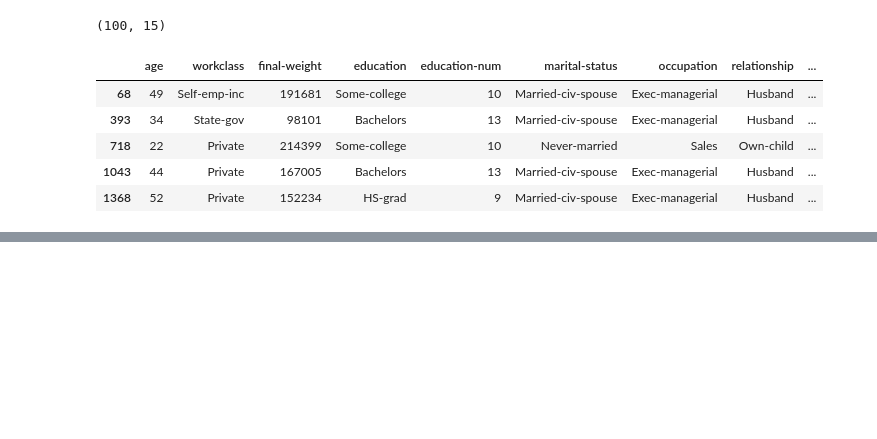
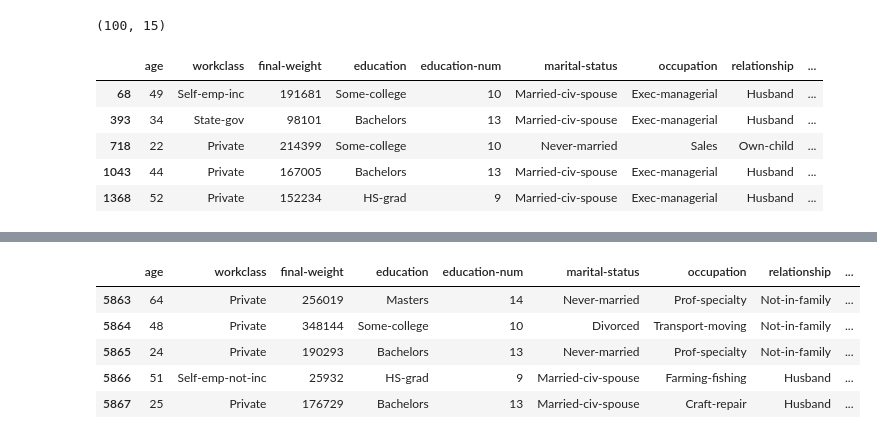
Before and after one commit to caiquemiranda/python-statistics, a Jupyter notebook: estatistica-machine-learning/cls01-População-e-amostra.ipynb, the cells around one changed output, grey strips where cells are left out. Saved outputs shown, nothing was run; the diff lists cells and outputs as text; code cells hidden in the pictures; blank space fills up the shorter version.

```diff
--- a/estatistica-machine-learning/cls01-População-e-amostra.ipynb
+++ b/estatistica-machine-learning/cls01-População-e-amostra.ipynb
@@ -123,0 +263,11 @@ df_amostra_sistematica.head()
+# %%
+# visualização dos ultimos registros da amostra agrupamento
+
+df_amostra_agrupamento.tail()
+# %% [output]
+|  | age | workclass | final-weight | education | education-num | marital-status | occupation | relationship | ... |
+| 5863 | 64 | Private | 256019 | Masters | 14 | Never-married | Prof-specialty | Not-in-family | ... |
+| 5864 | 48 | Private | 348144 | Some-college | 10 | Divorced | Transport-moving | Not-in-family | ... |
+| 5865 | 24 | Private | 190293 | Bachelors | 13 | Never-married | Prof-specialty | Not-in-family | ... |
+| 5866 | 51 | Self-emp-not-inc | 25932 | HS-grad | 9 | Married-civ-spouse | Farming-fishing | Husband | ... |
+| 5867 | 25 | Private | 176729 | Bachelors | 13 | Married-civ-spouse | Craft-repair | Husband | ... |
```
Also changed, not shown: parts of 17 cells of this notebook.
